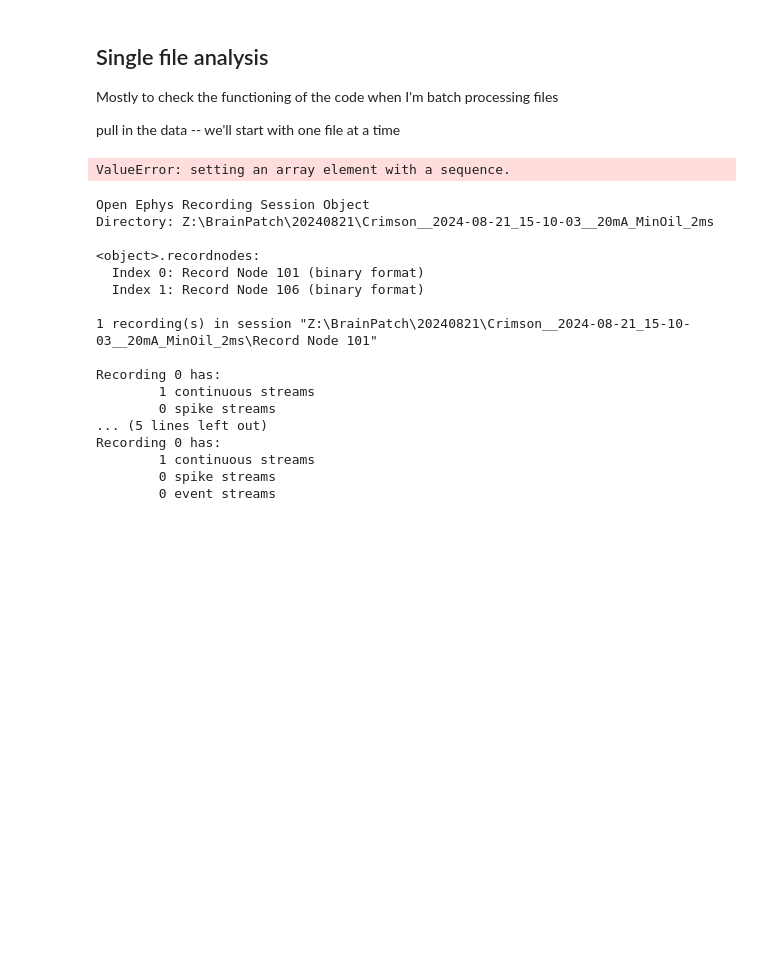
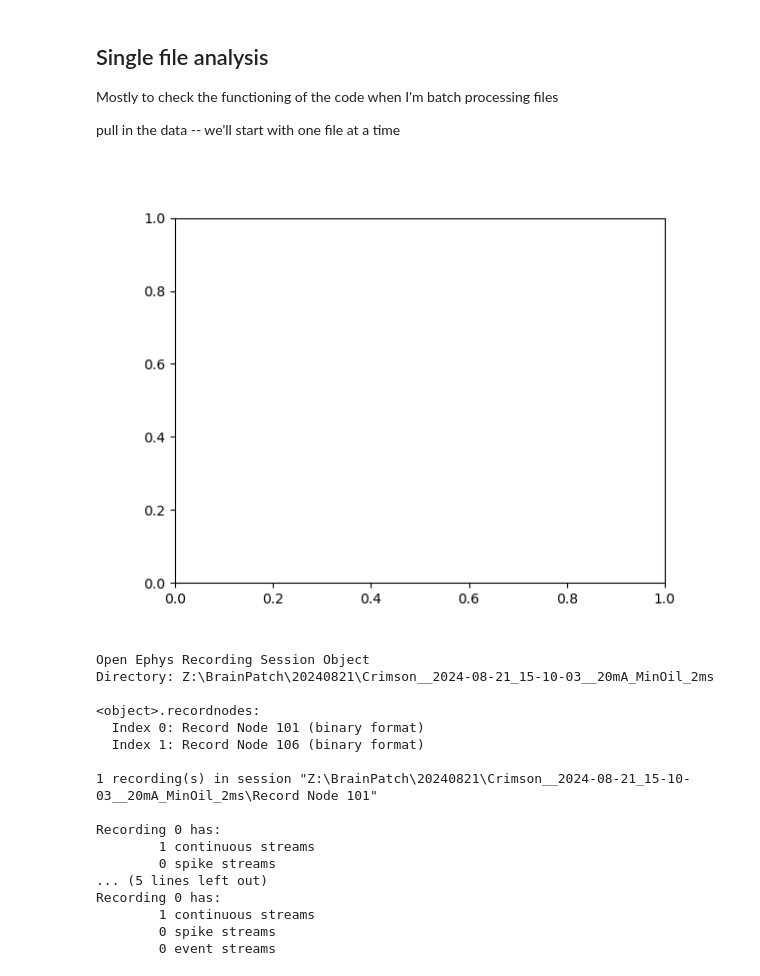
Before and after one commit to kb0dkin/Work_Tools, a Jupyter notebook: BrainPatch_analysis/crimson_responses.ipynb, the cells around one changed output. Drawn from its saved outputs; the diff is of its cells as text; code cells hidden in the pictures; blank space fills up the shorter version.

Commit message:
filtering and threshold crossings -- in progress

```diff
--- a/BrainPatch_analysis/crimson_responses.ipynb
+++ b/BrainPatch_analysis/crimson_responses.ipynb
@@ -138,15 +138,21 @@ def plot_spikes(sig, events, filter_high:float = 6000, filter_low:float = 300, s
     crossings = np.argwhere(np.diff((filt_sig<thresholds_rep).astype(int), axis=0) > 0)
 
     # Create a dataframe for the spikes, and also store chunks of 50 ms of data
-    spike_df = pd.DataFrame({'sample_no':crossings[:,0], 'electrode':crossings[:,1]})
+    spike_df = pd.DataFrame({'sample_no':crossings[:,0].astype(int), 'electrode':crossings[:,1].astype(int)})
+    sample_columns = [f'sample {i - 10}' for i in range(50)]
+    spike_df.loc[:,sample_columns] = np.nan
+
     for i_row,row in spike_df.iterrows():
-        spike_df.loc[i_row,'spike'] = filt_sig[row['sample_no']-10:row['sample_no']+40,row['electrode']]
-        # print(f"{i_row}:{ filt_sig[row['sample_no']-10:row['sample_no']+40,row['electrode']] }")
+        # print(int(row['sample_no']))
+        spike_df.loc[i_row,sample_columns] = filt_sig[np.arange(start=int(row['sample_no'])-10, stop=int(row['sample_no'])+40),int(row['electrode'])]
+        # print(f"{i_row}:{ spike_df.loc[i_row,sample_columns] }")
 
     if ax is None:
         fig, ax = plt.subplots()
 
-    # return spike_df
+    spike_df.groupby('electrode').mean()
+
+    return spike_df
 # %% [markdown]
 ## Single file analysis
 
@@ -156,8 +162,9 @@ pull in the data -- we'll start with one file at a time
 # %%
 directory = 'Z:\\BrainPatch\\20240821\\Crimson__2024-08-21_15-10-03__20mA_MinOil_2ms'
 
 # sig, timestamps, events, event_ts = open_sig_events(directory)
+fig,ax = plt.subplots()
 
-spike_df = plot_spikes(sig, events)
+spike_df = plot_spikes(sig, events, ax=ax)
 # %% [output]
-ValueError: setting an array element with a sequence.
+[figure, added]
```
Also changed, not shown: parts of 1 cell of this notebook.
